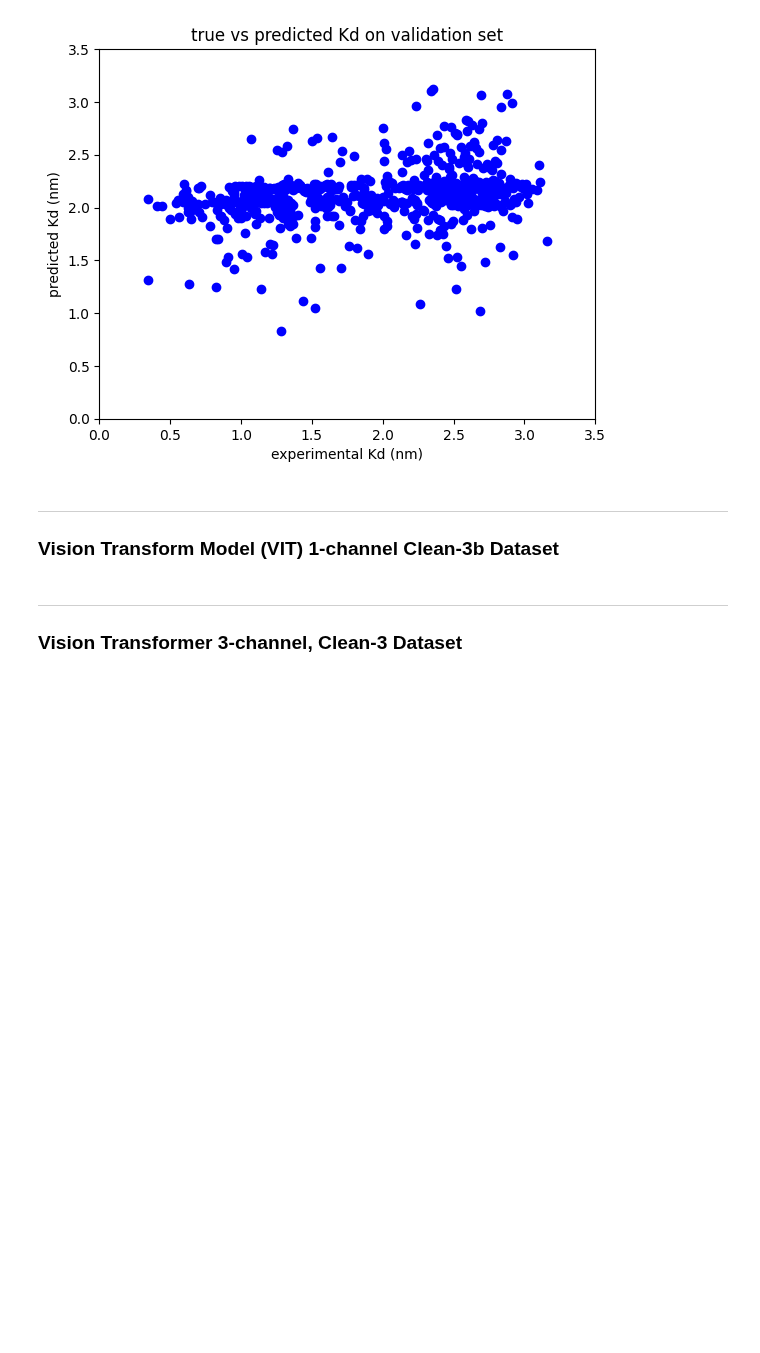
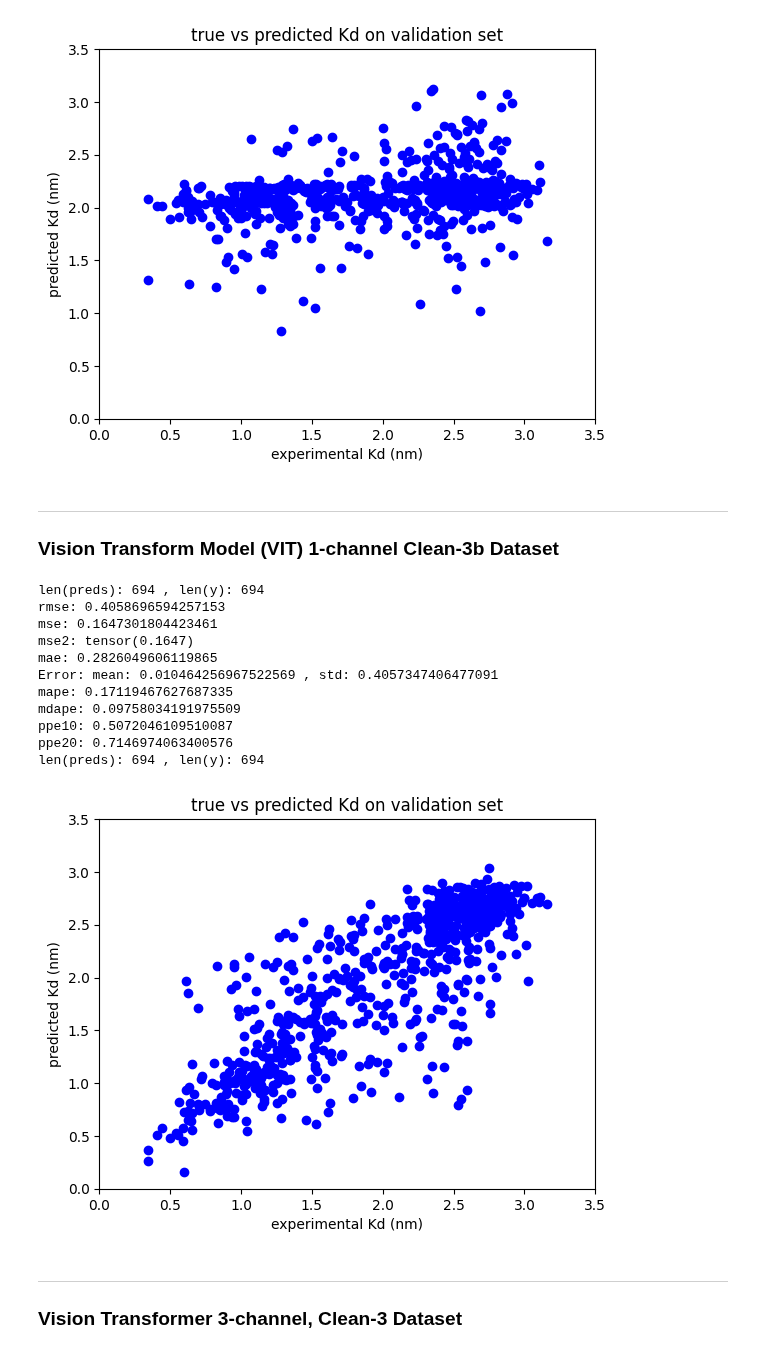
Before and after one commit to planaria158/BERT-antibody-antigen-binding-energy, a Jupyter notebook: Inference.ipynb, the cells around one changed output. Saved outputs shown, nothing was run; the diff lists cells and outputs as text; code cells hidden in the pictures; blank space fills up the shorter version.

```diff
--- a/Inference.ipynb
+++ b/Inference.ipynb
@@ -173,10 +173,23 @@ pred_file_path = ''
 plot_preds_hist(pred_file_path)
 # %%
 # Inference on the validation set to compare actual with predicted values
-pred_file_path = './inference_results/vit_model/cleaned-3b/BW/test_no_cls_token/preds_vit_1715010803.4094942.pkl'
-true_file_path = './inference_results/vit_model/cleaned-3b/BW/test_no_cls_token/y_vit_1715010803.40975.pkl'
+pred_file_path = './inference_results/vit_model/cleaned-3b/BW/test_no_cls_token/preds_vit_1715016846.793841.pkl'
+true_file_path = './inference_results/vit_model/cleaned-3b/BW/test_no_cls_token/y_vit_1715016846.7940617.pkl'
 print_errors(pred_file_path, true_file_path)
 plot_pred_vs_true(pred_file_path, true_file_path, xlim=(0,3.5), ylim=(0,3.5))
+# %% [output]
+len(preds): 694 , len(y): 694
+rmse: 0.4058696594257153
+mse: 0.1647301804423461
+mse2: tensor(0.1647)
+mae: 0.2826049606119865
+Error: mean: 0.010464256967522569 , std: 0.4057347406477091
+mape: 0.17119467627687335
+mdape: 0.09758034191975509
+ppe10: 0.5072046109510087
+ppe20: 0.7146974063400576
+len(preds): 694 , len(y): 694
+[figure, added]
 # %% [markdown]
 ----
 ### Vision Transformer 3-channel,  Clean-3 Dataset
```
Also changed, not shown: 21 other files.
